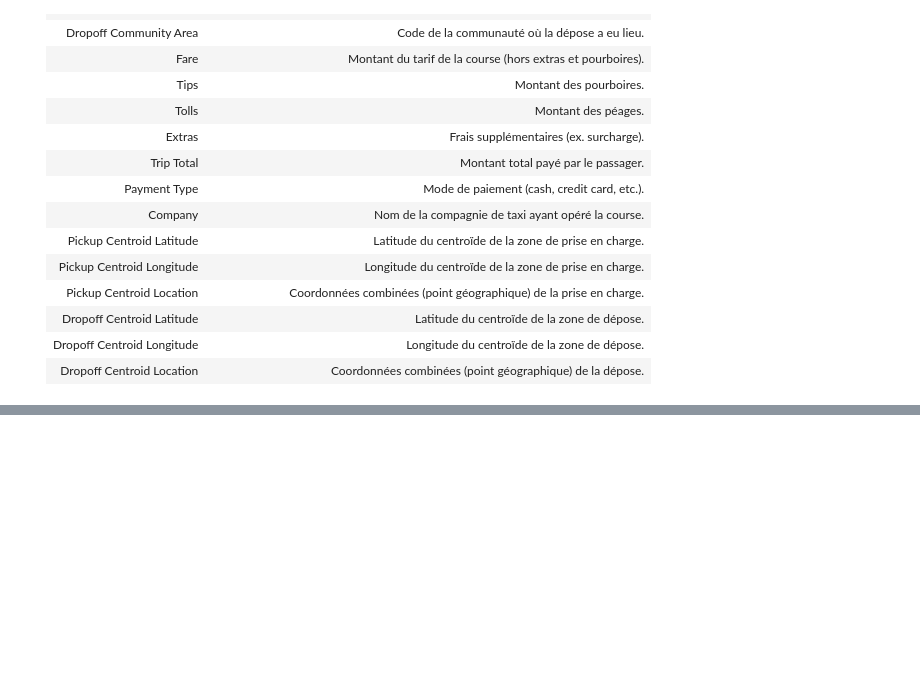
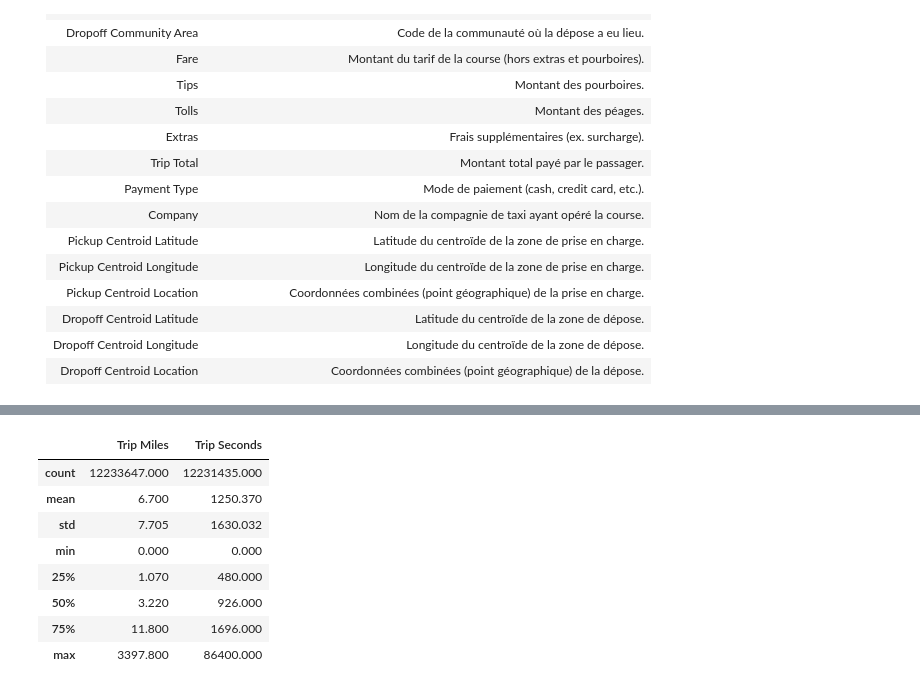
Before and after one commit to jbcheze/Predicting_Airline_Ticket_Prices, a Jupyter notebook: notebook/JB_Taxi.ipynb, the cells around one changed output, grey strips where cells are left out. Saved outputs shown, nothing was run; the diff lists cells and outputs as text; code cells hidden in the pictures; blank space fills up the shorter version.

```diff
--- a/notebook/JB_Taxi.ipynb
+++ b/notebook/JB_Taxi.ipynb
@@ -69,0 +199,12 @@ memory usage: 2.1+ GB
+# %%
+df[num_trip_cols].describe()
+# %% [output]
+|  | Trip Miles | Trip Seconds |
+| count | 12233647.000 | 12231435.000 |
+| mean | 6.700 | 1250.370 |
+| std | 7.705 | 1630.032 |
+| min | 0.000 | 0.000 |
+| 25% | 1.070 | 480.000 |
+| 50% | 3.220 | 926.000 |
+| 75% | 11.800 | 1696.000 |
+| max | 3397.800 | 86400.000 |
```
Also changed, not shown: parts of 43 cells of this notebook.
